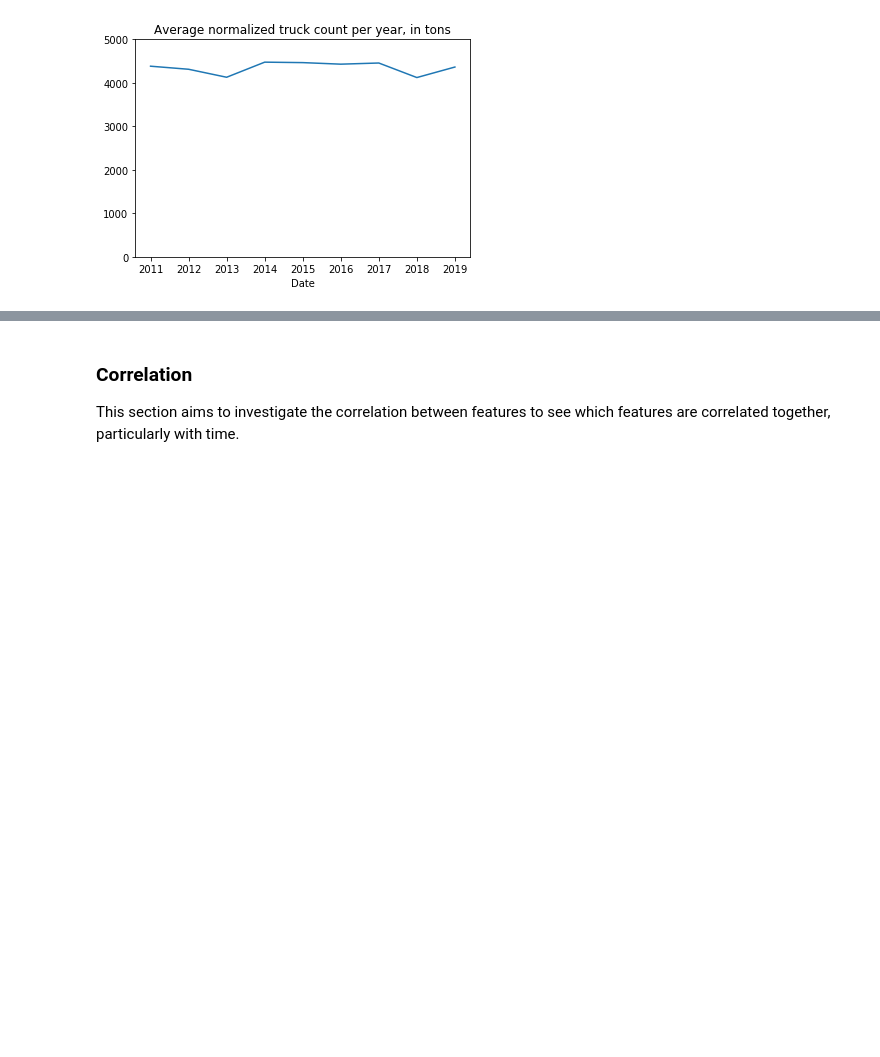
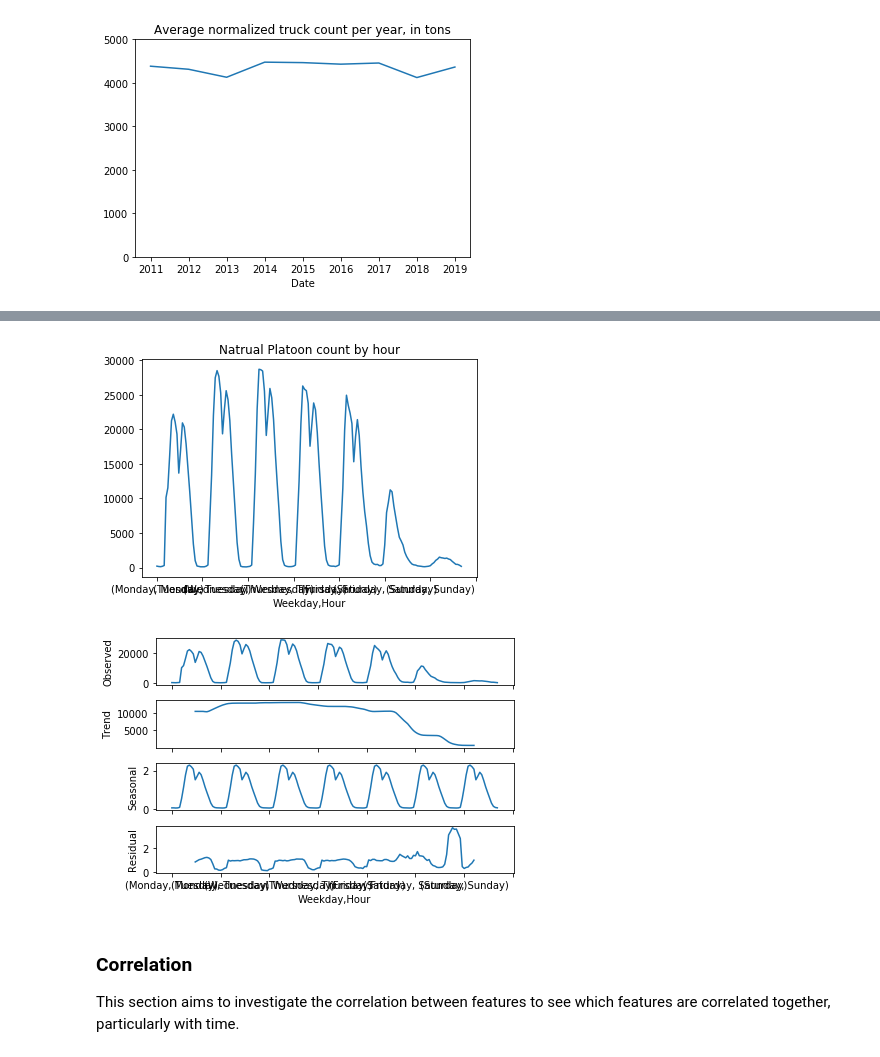
Before and after one commit to isdabelle/DigitalTwinBridges, a Jupyter notebook: Seasonality.ipynb, the cells around one changed output, grey strips where cells are left out. Cells and saved outputs as stored; diff of their text form; code cells hidden in the pictures; blank space fills up the shorter version.

Commit message:
Platoon Seasonality over a week added

```diff
--- a/Seasonality.ipynb
+++ b/Seasonality.ipynb
@@ -369,0 +374,24 @@ ax.set_ylim(0, 5000)
+# %%
+station = "Ceneri"
+df_platoon = pd.read_pickle('{}Data/2011_2019_platoon.pkl'.format(station))
+df_platoon = df_platoon[df_platoon.Length > 1] #Only keep platoons that are at least of length 2
+df_platoon['Weekday'] = df_platoon.Start.dt.weekday
+df_platoon['Hour'] = df_platoon.Start.dt.hour
+df_platoon['Date'] = df_platoon.Start.dt.date
+df_platoon_grouped = df_platoon.groupby(['Weekday', 'Hour']).Start.count()
+#df_platoon_date = df_platoon.groupby(['Date','Weekday']).count().reset_index().rename(columns={0:'weekday_count'})
+#df_platoon_hour = df_platoon.groupby(['Date','Hour']).count().reset_index().rename(columns={0:'hour_count'})
+#df_platoon = df_platoon_date.merge(df_platoon_hour.set_index('Date'), on='Date')
+#df_platoon = df_platoon.groupby(['Weekday', 'Hour']).Start.count()
+# %%
+df_platoon_grouped = df_platoon_grouped.rename(index={0: "Monday", 1: "Tuesday", 2: "Wednesday", 3: 'Thursday', 4: 'Friday',
+                                                     5: 'Saturday', 6:'Sunday'})
+# %%
+plt.xticks(rotation=90)
+df_platoon_grouped.plot(title="Natrual Platoon count by hour", xlabel)
+result = seasonal_decompose(df_platoon_grouped, model='multiplicative', freq=24)
+result.plot()
+pyplot.show()
+# %% [output]
+[figure, added]
+[figure, added]
```
Also changed, not shown: parts of 3 cells of this notebook.
